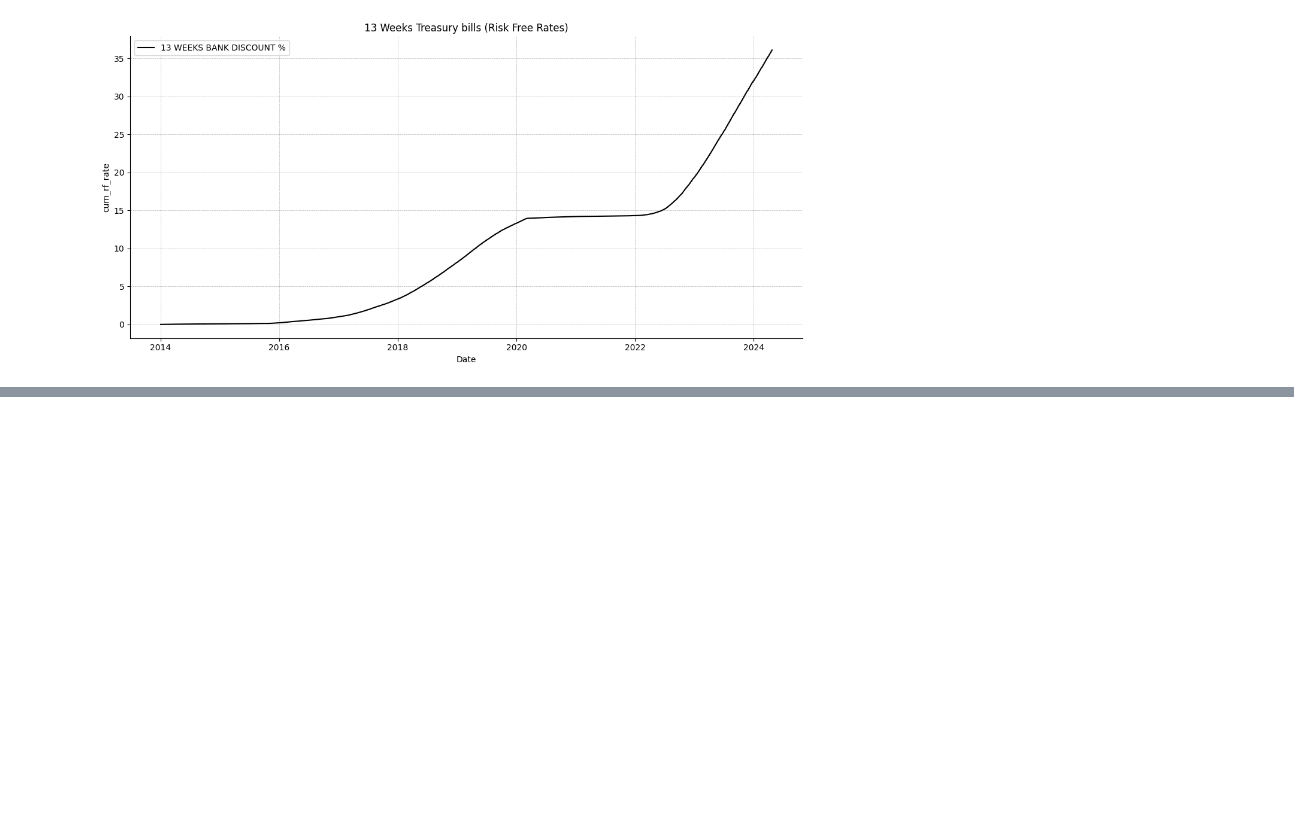
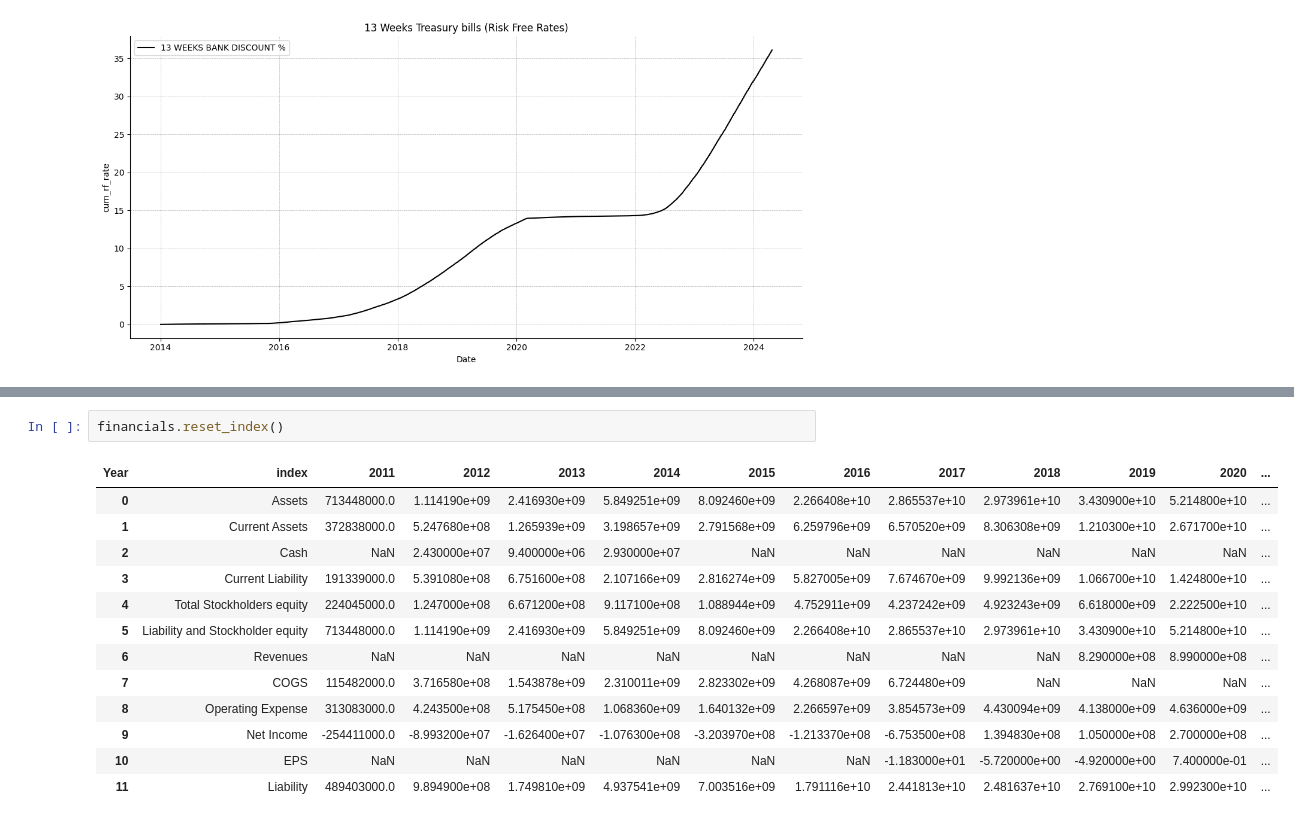
Before and after one commit to maseehfaizan/Project-Code, a Jupyter notebook: Master.ipynb, the cells around one changed output, grey strips where cells are left out. Drawn from its saved outputs; the diff is of its cells as text; blank space fills up the shorter version.

```diff
--- a/Master.ipynb
+++ b/Master.ipynb
@@ -865,0 +806,16 @@ balance.head()
+# %%
+financials.reset_index()
+# %% [output]
+| Year | index | 2011 | 2012 | 2013 | 2014 | 2015 | 2016 | 2017 | 2018 | 2019 | 2020 | ... |
+| 0 | Assets | 713448000.0 | 1.114190e+09 | 2.416930e+09 | 5.849251e+09 | 8.092460e+09 | 2.266408e+10 | 2.865537e+10 | 2.973961e+10 | 3.430900e+10 | 5.214800e+10 | ... |
+| 1 | Current Assets | 372838000.0 | 5.247680e+08 | 1.265939e+09 | 3.198657e+09 | 2.791568e+09 | 6.259796e+09 | 6.570520e+09 | 8.306308e+09 | 1.210300e+10 | 2.671700e+10 | ... |
+| 2 | Cash | NaN | 2.430000e+07 | 9.400000e+06 | 2.930000e+07 | NaN | NaN | NaN | NaN | NaN | NaN | ... |
+| 3 | Current Liability | 191339000.0 | 5.391080e+08 | 6.751600e+08 | 2.107166e+09 | 2.816274e+09 | 5.827005e+09 | 7.674670e+09 | 9.992136e+09 | 1.066700e+10 | 1.424800e+10 | ... |
+| 4 | Total Stockholders equity | 224045000.0 | 1.247000e+08 | 6.671200e+08 | 9.117100e+08 | 1.088944e+09 | 4.752911e+09 | 4.237242e+09 | 4.923243e+09 | 6.618000e+09 | 2.222500e+10 | ... |
+| 5 | Liability and Stockholder equity | 713448000.0 | 1.114190e+09 | 2.416930e+09 | 5.849251e+09 | 8.092460e+09 | 2.266408e+10 | 2.865537e+10 | 2.973961e+10 | 3.430900e+10 | 5.214800e+10 | ... |
+| 6 | Revenues | NaN | NaN | NaN | NaN | NaN | NaN | NaN | NaN | 8.290000e+08 | 8.990000e+08 | ... |
+| 7 | COGS | 115482000.0 | 3.716580e+08 | 1.543878e+09 | 2.310011e+09 | 2.823302e+09 | 4.268087e+09 | 6.724480e+09 | NaN | NaN | NaN | ... |
+| 8 | Operating Expense | 313083000.0 | 4.243500e+08 | 5.175450e+08 | 1.068360e+09 | 1.640132e+09 | 2.266597e+09 | 3.854573e+09 | 4.430094e+09 | 4.138000e+09 | 4.636000e+09 | ... |
+| 9 | Net Income | -254411000.0 | -8.993200e+07 | -1.626400e+07 | -1.076300e+08 | -3.203970e+08 | -1.213370e+08 | -6.753500e+08 | 1.394830e+08 | 1.050000e+08 | 2.700000e+08 | ... |
+| 10 | EPS | NaN | NaN | NaN | NaN | NaN | NaN | -1.183000e+01 | -5.720000e+00 | -4.920000e+00 | 7.400000e-01 | ... |
+| 11 | Liability | 489403000.0 | 9.894900e+08 | 1.749810e+09 | 4.937541e+09 | 7.003516e+09 | 1.791116e+10 | 2.441813e+10 | 2.481637e+10 | 2.769100e+10 | 2.992300e+10 | ... |
```
Also changed, not shown: parts of 17 cells of this notebook, 13 other files.
